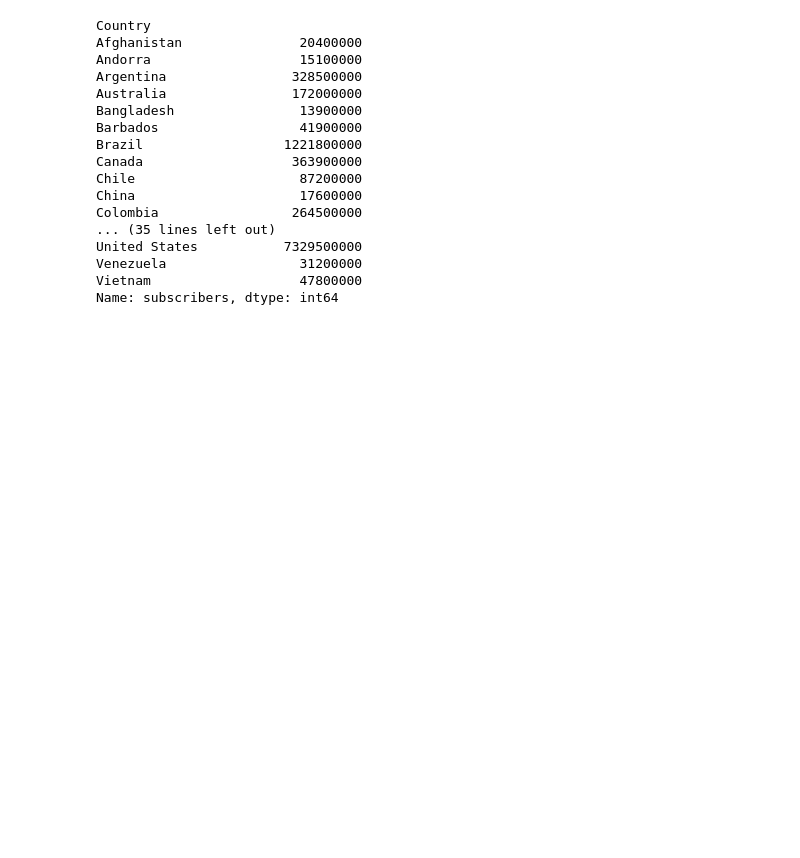
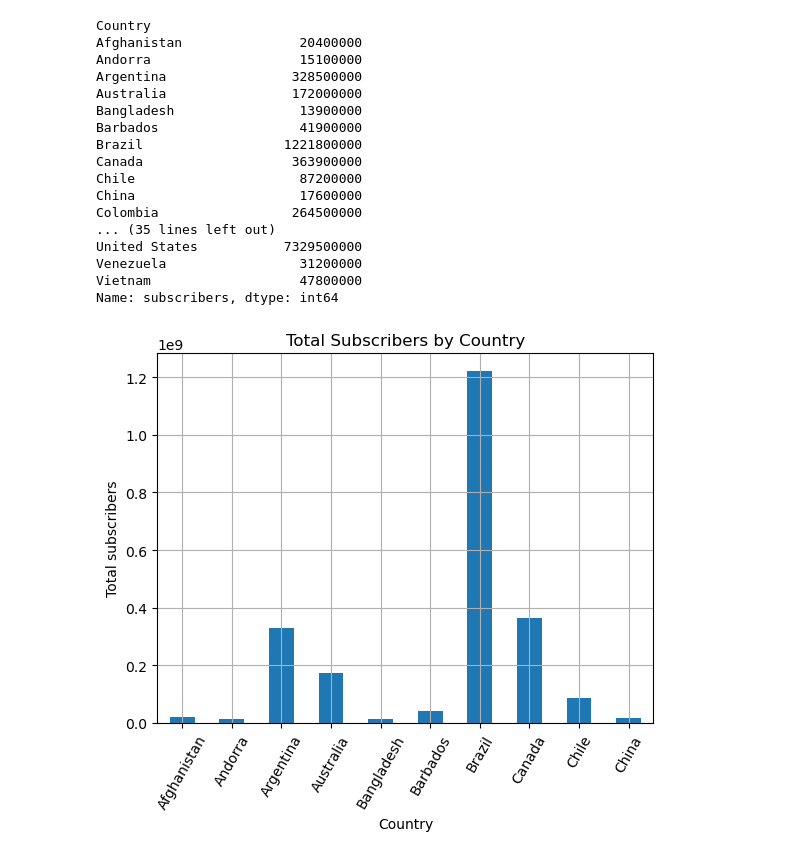
Before and after one commit to NoMercy17/data_analyzing, a Jupyter notebook: global_youtube_dataset.ipynb, the cells around one changed output. Drawn from its saved outputs; the diff is of its cells as text; code cells hidden in the pictures; blank space fills up the shorter version.

Commit message:
worked with some more visualizations

```diff
--- a/global_youtube_dataset.ipynb
+++ b/global_youtube_dataset.ipynb
@@ -124,3 +124,12 @@ United States           7329500000
 Venezuela                 31200000
 Vietnam                   47800000
 Name: subscribers, dtype: int64
+# %%
+country_subscribers_total.head(10).plot(kind = 'bar', grid=True)
+plt.title('Total Subscribers by Country')
+plt.xlabel("Country")
+plt.ylabel("Total subscribers")
+plt.xticks(rotation = 60)
+plt.show()
+# %% [output]
+[figure, added]
```
Also changed, not shown: parts of 9 cells of this notebook.
